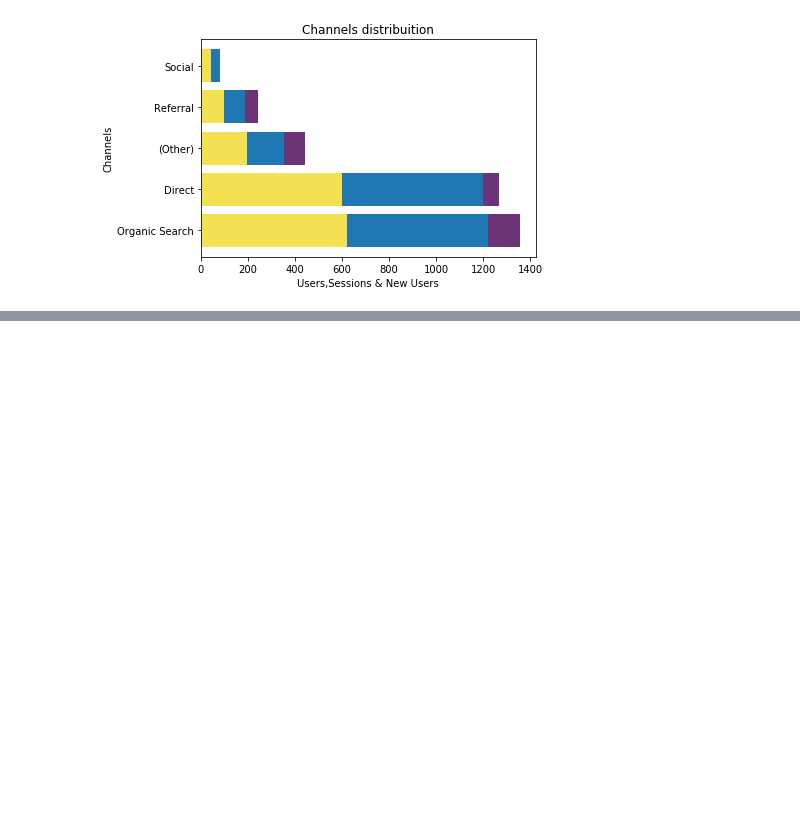
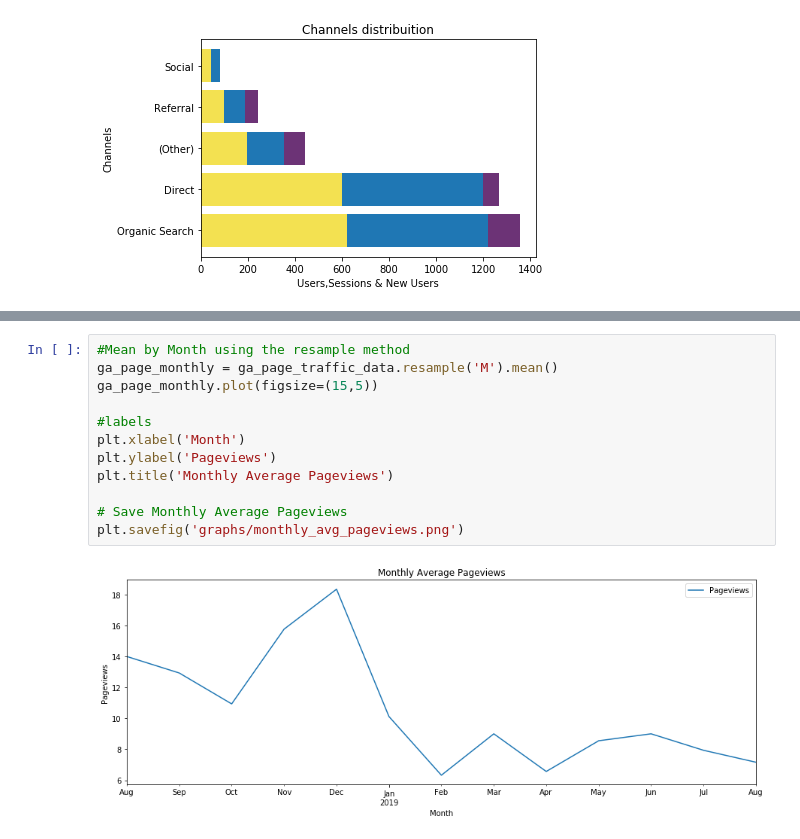
Before and after one commit to estebanprietodocs/marketing, a Jupyter notebook: Visualization.ipynb, the cells around one changed output, grey strips where cells are left out. Saved outputs shown, nothing was run; the diff lists cells and outputs as text; blank space fills up the shorter version.

```diff
--- a/Visualization.ipynb
+++ b/Visualization.ipynb
@@ -172,0 +205,14 @@ plt.show()
+# %%
+#Mean by Month using the resample method
+ga_page_monthly = ga_page_traffic_data.resample('M').mean()
+ga_page_monthly.plot(figsize=(15,5))
+
+#labels
+plt.xlabel('Month')
+plt.ylabel('Pageviews')
+plt.title('Monthly Average Pageviews')
+
+# Save Monthly Average Pageviews
+plt.savefig('graphs/monthly_avg_pageviews.png')
+# %% [output]
+[figure, added]
```
Also changed, not shown: parts of 5 cells of this notebook, 2 other files.
